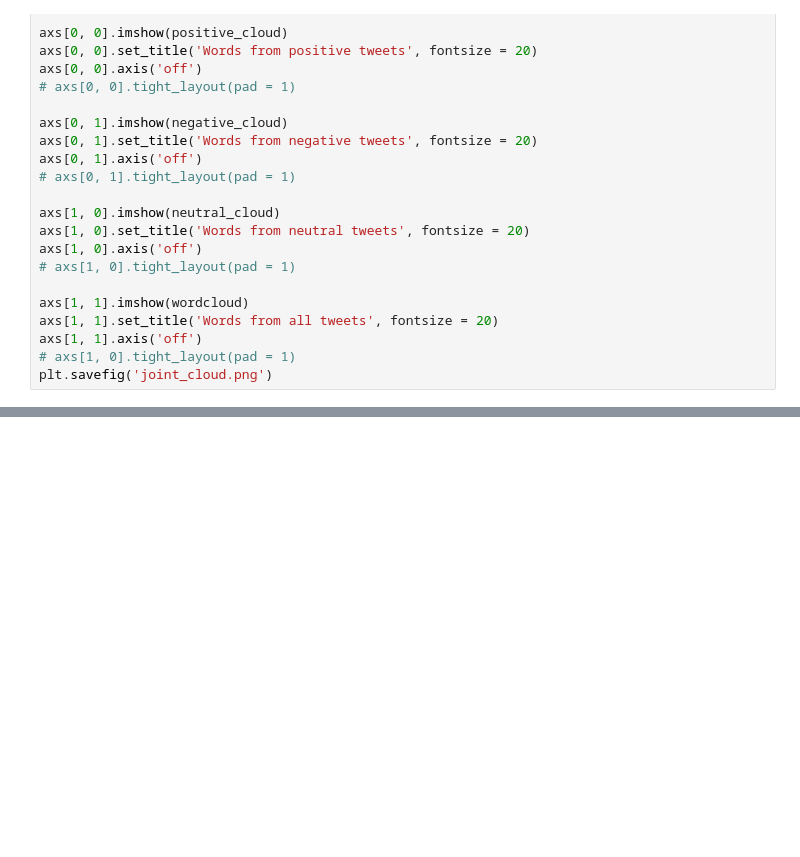
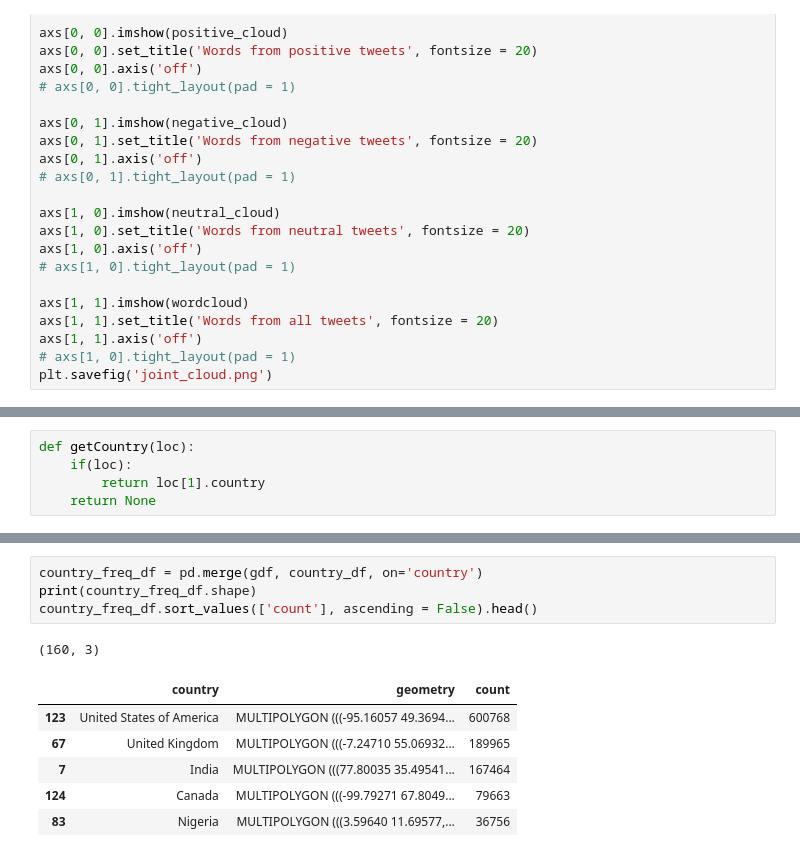
Before and after one commit to Rrishik/COVID-19-tweets, a Jupyter notebook: Covid-19 Tweets analysis.ipynb, the cells around one changed output, grey strips where cells are left out. Cells and saved outputs as stored; diff of their text form; blank space fills up the shorter version.

```diff
--- a/Covid-19 Tweets analysis.ipynb
+++ b/Covid-19 Tweets analysis.ipynb
@@ -318,0 +379,5 @@ plt.savefig('joint_cloud.png')
+# %%
+def getCountry(loc):
+    if(loc):
+        return loc[1].country
+    return None
@@ -318,0 +412,12 @@ plt.savefig('joint_cloud.png')
+# %%
+country_freq_df = pd.merge(gdf, country_df, on='country')
+print(country_freq_df.shape)
+country_freq_df.sort_values(['count'], ascending = False).head()
+# %% [output]
+(160, 3)
+|  | country | geometry | count |
+| 123 | United States of America | MULTIPOLYGON (((-95.16057 49.3694... | 600768 |
+| 67 | United Kingdom | MULTIPOLYGON (((-7.24710 55.06932... | 189965 |
+| 7 | India | MULTIPOLYGON (((77.80035 35.49541... | 167464 |
+| 124 | Canada | MULTIPOLYGON (((-99.79271 67.8049... | 79663 |
+| 83 | Nigeria | MULTIPOLYGON (((3.59640 11.69577,... | 36756 |
```
Also changed, not shown: parts of 23 cells of this notebook, 8 other files.
